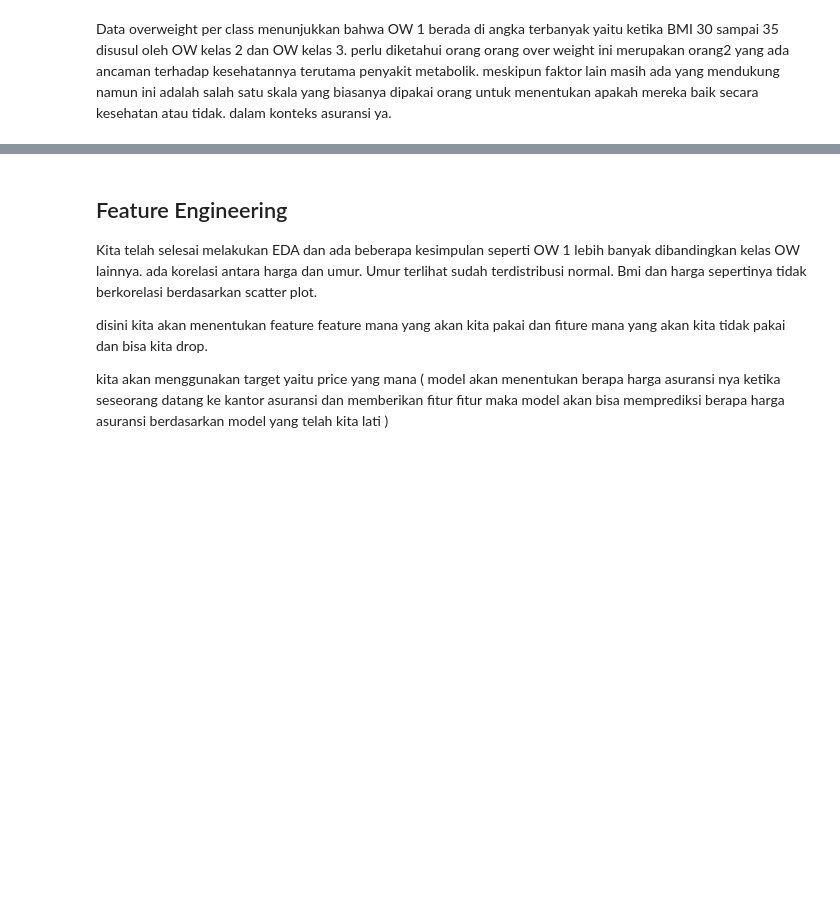
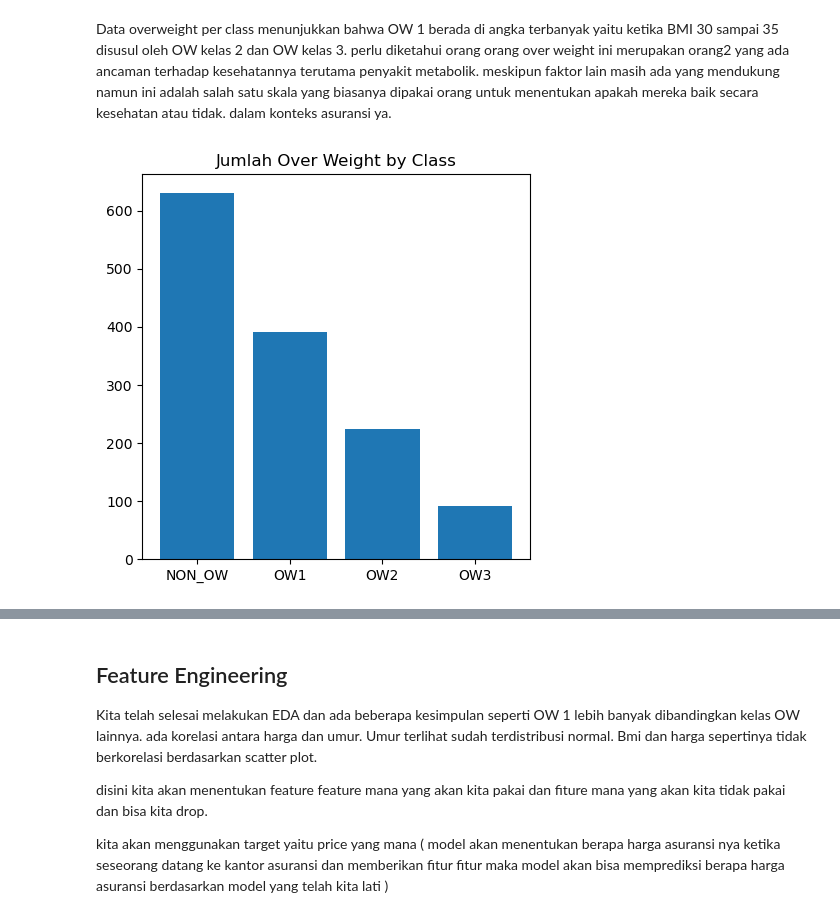
Before and after one commit to asanmaulana/kumpulan_ngc, a Jupyter notebook: h8dsft_ngc_ml_w1.ipynb, the cells around one changed output, grey strips where cells are left out. Drawn from its saved outputs; the diff is of its cells as text; code cells hidden in the pictures; blank space fills up the shorter version.

```diff
--- a/h8dsft_ngc_ml_w1.ipynb
+++ b/h8dsft_ngc_ml_w1.ipynb
@@ -168,3 +215,14 @@ plt.show()
 [figure]
 # %% [markdown]
 Data overweight per class menunjukkan bahwa OW 1 berada di angka terbanyak yaitu ketika BMI 30 sampai 35 disusul oleh OW kelas 2 dan OW kelas 3. perlu diketahui orang orang over weight ini merupakan orang2 yang ada ancaman terhadap kesehatannya terutama penyakit metabolik. meskipun faktor lain masih ada yang mendukung namun ini adalah salah satu skala yang biasanya dipakai orang untuk menentukan apakah mereka baik secara kesehatan atau tidak. dalam konteks asuransi ya.
+# %%
+namaX= ['NON_OW','OW1','OW2','OW3']
+namaY = [len(NON_OW),len(OW1),len(OW2),len(OW3) ]
+persentase = []
+
+plt.figure (figsize=(5,5))
+plt.bar(x=namaX, height= namaY)
+plt.title('Jumlah Over Weight by Class')
+plt.show()
+# %% [output]
+[figure, added]
```
Also changed, not shown: parts of 31 cells of this notebook.
